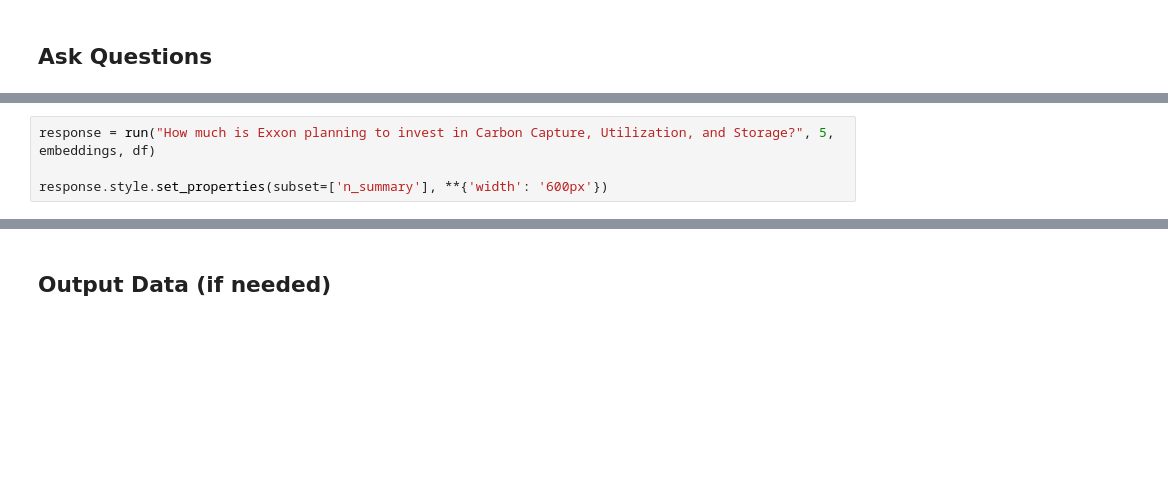
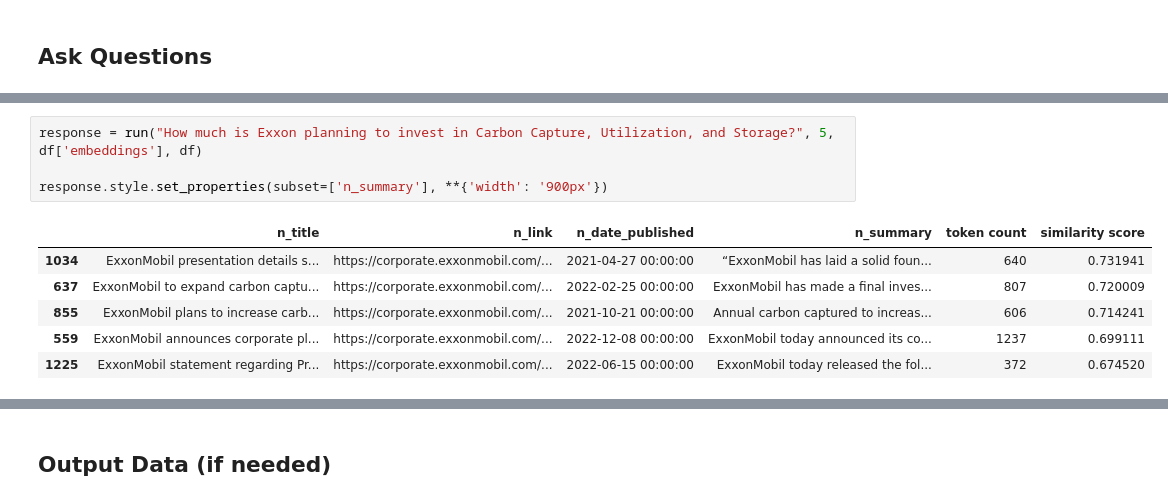
Before and after one commit to tzimmer3/Company_Relationships, a Jupyter notebook: Semantic Search Demo/Search DEMO.ipynb, the cells around one changed output, grey strips where cells are left out. Cells and saved outputs as stored; diff of their text form; blank space fills up the shorter version.

```diff
--- a/Semantic Search Demo/Search DEMO.ipynb
+++ b/Semantic Search Demo/Search DEMO.ipynb
@@ -137,5 +159,12 @@ response.style.set_properties(subset=['n_summary'], **{'width': '600px'})
 # %%
-response = run("How much is Exxon planning to invest in Carbon Capture, Utilization, and Storage?", 5, embeddings, df)
+response = run("How much is Exxon planning to invest in Carbon Capture, Utilization, and Storage?", 5, df['embeddings'], df)
 
-response.style.set_properties(subset=['n_summary'], **{'width': '600px'})
+response.style.set_properties(subset=['n_summary'], **{'width': '900px'})
+# %% [output]
+|  | n_title | n_link | n_date_published | n_summary | token count | similarity score |
+| 1034 | ExxonMobil presentation details s... | https://corporate.exxonmobil.com/... | 2021-04-27 00:00:00 | “ExxonMobil has laid a solid foun... | 640 | 0.731941 |
+| 637 | ExxonMobil to expand carbon captu... | https://corporate.exxonmobil.com/... | 2022-02-25 00:00:00 | ExxonMobil has made a final inves... | 807 | 0.720009 |
+| 855 | ExxonMobil plans to increase carb... | https://corporate.exxonmobil.com/... | 2021-10-21 00:00:00 | Annual carbon captured to increas... | 606 | 0.714241 |
+| 559 | ExxonMobil announces corporate pl... | https://corporate.exxonmobil.com/... | 2022-12-08 00:00:00 | ExxonMobil today announced its co... | 1237 | 0.699111 |
+| 1225 | ExxonMobil statement regarding Pr... | https://corporate.exxonmobil.com/... | 2022-06-15 00:00:00 | ExxonMobil today released the fol... | 372 | 0.674520 |
 # %%
```
Also changed, not shown: parts of 8 cells of this notebook, 2 other files.
